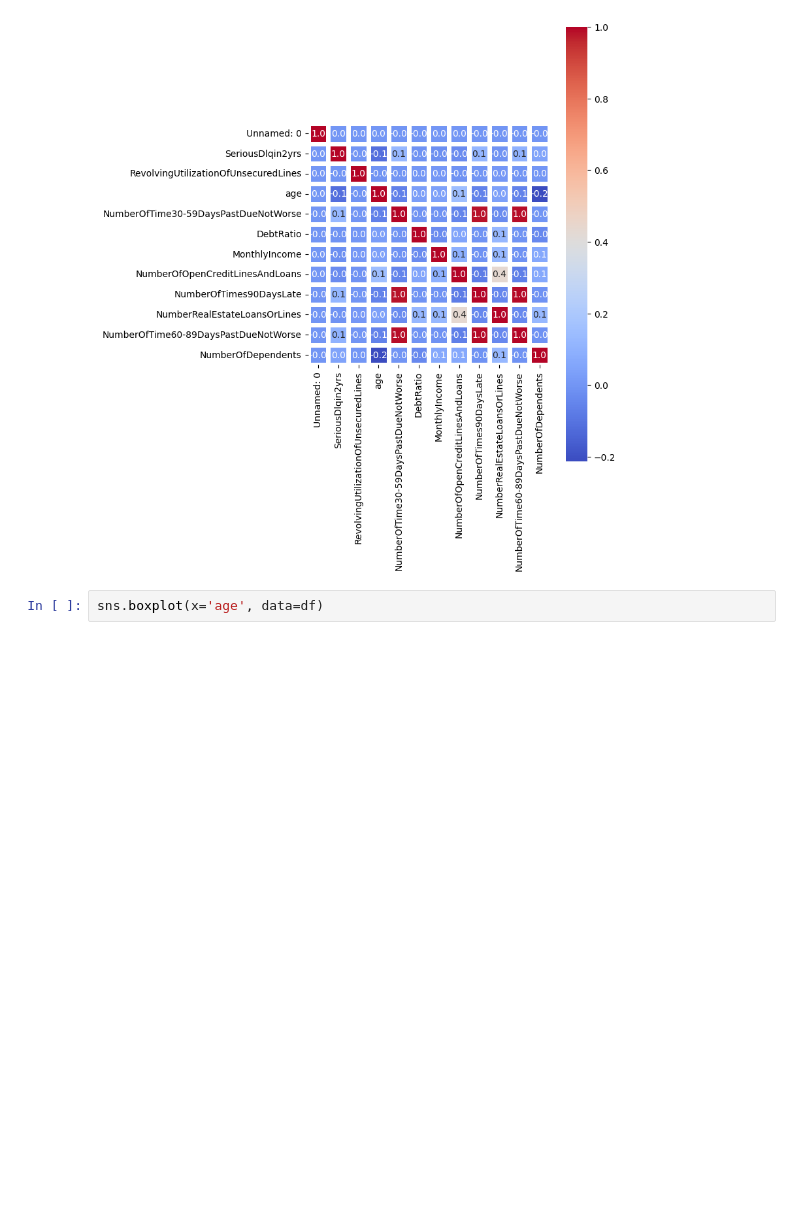
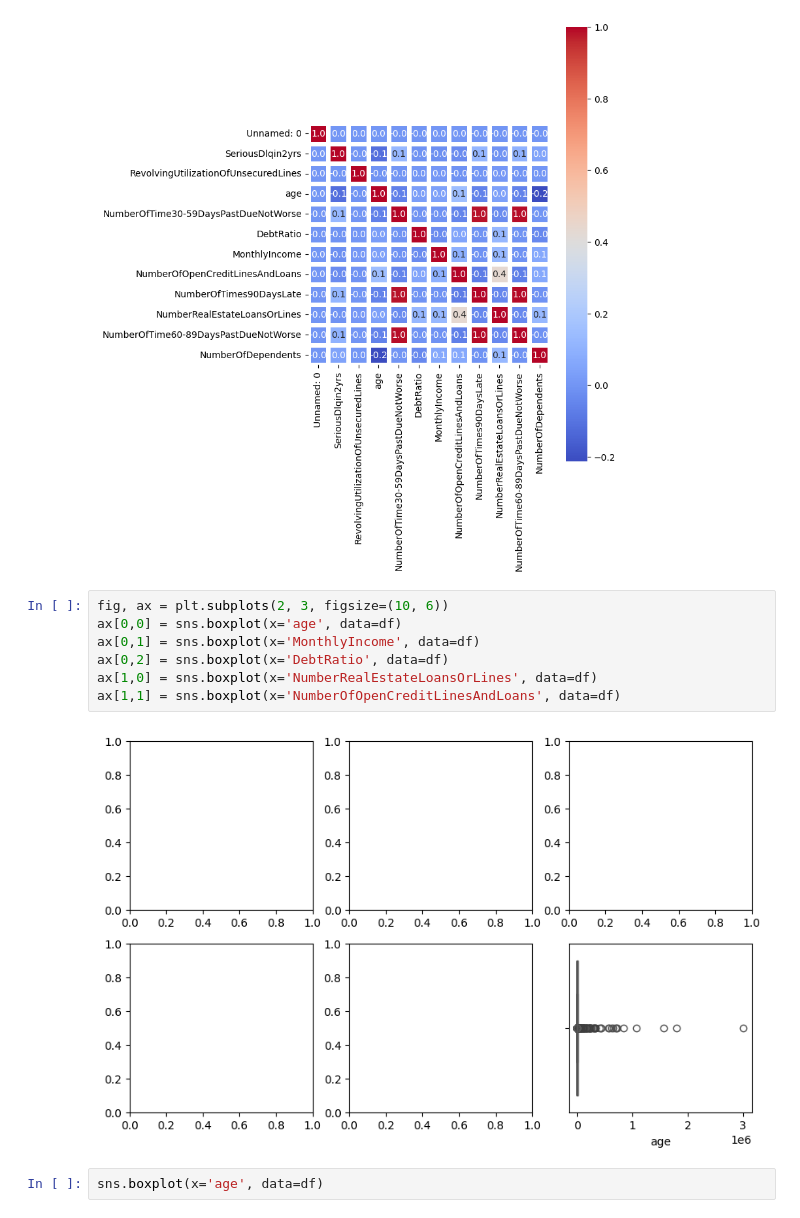
Before and after one commit to MrRohitJD/Loan-Credit-Score-, a Jupyter notebook: main.ipynb, the cells around one changed output. Drawn from its saved outputs; the diff is of its cells as text; blank space fills up the shorter version.

```diff
--- a/main.ipynb
+++ b/main.ipynb
@@ -94,6 +94,15 @@ sns.heatmap(df.corr(), annot=True, cmap='coolwarm', linewidths=5, linecolor='whi
 # %% [output]
 <Axes: >
 [figure]
+# %%
+fig, ax = plt.subplots(2, 3, figsize=(10, 6))
+ax[0,0] = sns.boxplot(x='age', data=df)
+ax[0,1] = sns.boxplot(x='MonthlyIncome', data=df)
+ax[0,2] = sns.boxplot(x='DebtRatio', data=df)
+ax[1,0] = sns.boxplot(x='NumberRealEstateLoansOrLines', data=df)
+ax[1,1] = sns.boxplot(x='NumberOfOpenCreditLinesAndLoans', data=df)
+# %% [output]
+[figure, added]
 # %%
 sns.boxplot(x='age', data=df)
 # %% [output]
```
Also changed, not shown: parts of 27 cells of this notebook, 2 other files.
